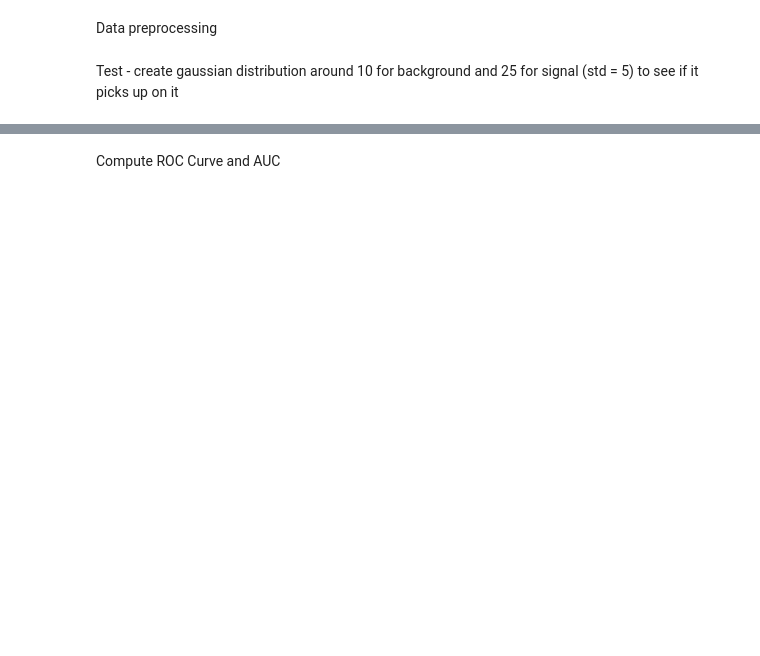
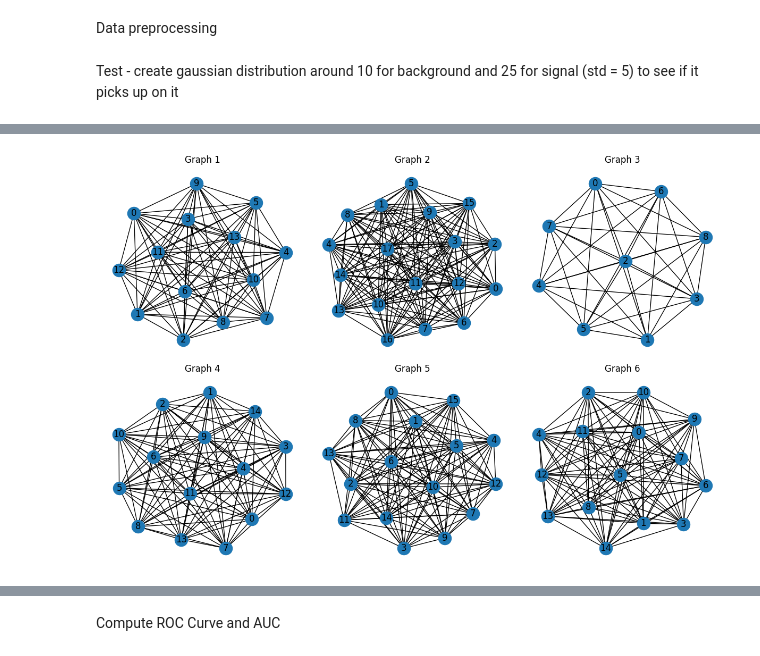
Before and after one commit to gpesticci/Jet-GNN, a Jupyter notebook: GNN.ipynb, the cells around one changed output, grey strips where cells are left out. Saved outputs shown, nothing was run; the diff lists cells and outputs as text; code cells hidden in the pictures; blank space fills up the shorter version.

```diff
--- a/GNN.ipynb
+++ b/GNN.ipynb
@@ -138,8 +157,8 @@ Name: IsB, Length: 2000, dtype: object
 # %%
 # Create graphs for each jet
-def create_data_objects(features_array, labels):
+def create_data_objects(df, features_array):
     data_objects = []
-    for jet_idx, jet_features in enumerate(features_array):
+    for idx, jet_features in enumerate(features_array):
 
         num_classes = 2 # binary classification
         x = torch.tensor(jet_features, dtype=torch.float)
@@ -153,9 +172,10 @@ def create_data_objects(features_array, labels):
 
         edge_index = torch.tensor(edge_index, dtype=torch.long).t().contiguous()
 
-        y = torch.tensor(labels[jet_idx], dtype=torch.long)
+        y = torch.tensor([df['IsB'].iloc[idx]], dtype=torch.float)
 
         data = Data(x=x, edge_index=edge_index, y=y, num_classes=num_classes, num_nodes=num_nodes)
+        edge_index, _ = remove_self_loops(data.edge_index)
         data_objects.append(data)
 
     return data_objects
@@ -164,17 +184,30 @@ def create_data_objects(features_array, labels):
 train_features = node_features(cut_train_df, train_f_cols)
 test_features = node_features(cut_test_df, test_f_cols)
 
-# Define labels - IsB = 1: b-jet, IsB = 0: not b-jet
-train_labels = cut_train_df['IsB'].tolist()
-test_labels = cut_test_df['IsB'].tolist()
-
 # Create graphs for each jet
-train_data = create_data_objects(train_features, train_labels)
-test_data = create_data_objects(test_features, test_labels)
+train_data = create_data_objects(cut_train_df, train_features)
+test_data = create_data_objects(cut_test_df, test_features)
 
 # Load Data in batches
 train_loader = DataLoader(train_data, batch_size=32, shuffle=True)
 test_loader = DataLoader(test_data, batch_size=32, shuffle=False)
+# %%
+# Visualize some graphs
+fig, axes = plt.subplots(2, 3, figsize=(12, 8))
+axes = axes.flatten()
+
+for i, data in enumerate(train_loader.dataset[:6]):
+    G = nx.Graph()
+    G.add_edges_from(data.edge_index.t().tolist())
+
+    nx.draw(G, ax=axes[i], with_labels=True)
+
+    axes[i].set_title(f"Graph {i+1}")
+
+plt.tight_layout()
+plt.show()
+# %% [output]
+[figure, added]
 # %%
 cut_train_df.Gauss
 # %% [output]
```
Also changed, not shown: parts of 17 cells of this notebook.
